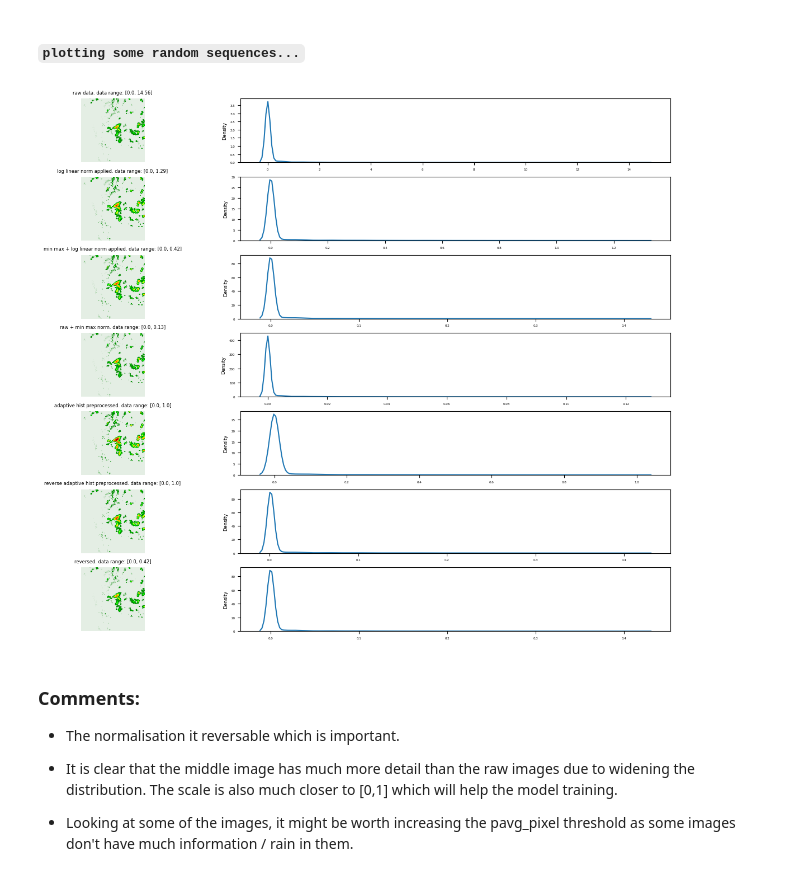
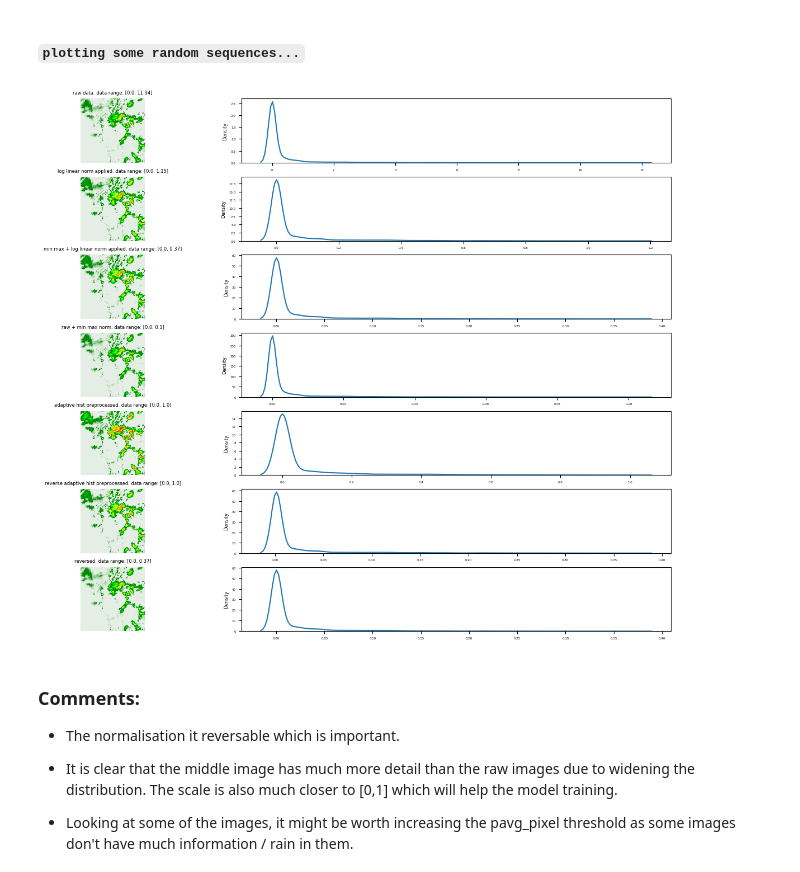
Before and after one commit to Dseal95/DYffcast, a Jupyter notebook: rainnow/notebooks/imerg_data/imerg_data_distributions_percentiles.ipynb, the cells around one changed output. Cells and saved outputs as stored; diff of their text form; code cells hidden in the pictures.

```diff
--- a/rainnow/notebooks/imerg_data/imerg_data_distributions_percentiles.ipynb
+++ b/rainnow/notebooks/imerg_data/imerg_data_distributions_percentiles.ipynb
@@ -265,7 +268,7 @@ plt.tight_layout()
 #### `plotting some random sequences...`
 # %%
 # lets plot some raw versus normed kde and normal plots
-num_seq = 200
+num_seq = 11
 seq_idx = 3
 
 # cmap = "viridis"
@@ -335,34 +338,34 @@ axs[4, 0].imshow(data_eq, cmap=cmap)
 axs[4, 0].set_title(
     f"adaptive hist preprocessed. data range: [{round(data_eq.min(),2)}, {round(data_eq.max(),2)}]"
 )
 sns.kdeplot(data_eq.flatten(), ax=axs[4, 1])
 axs[4, 0].axis("off")
 
 # [6] reversed adaptive hist (~ approximate)
 from skimage import exposure
 
 data_eq_reversed = exposure.match_histograms(data_eq, data_mm_lln)
 # data_eq_reversed = exposure.rescale_intensity(data_eq, out_range=(data_mm_lln.min(), data_mm_lln.max()))
 axs[5, 0].imshow(data_eq_reversed, cmap=cmap)
 axs[5, 0].set_title(
     f"reverse adaptive hist preprocessed. data range: [{round(data_eq.min(), 2)}, {round(data_eq.max(), 2)}]"
 )
 sns.kdeplot(data_eq_reversed.flatten(), ax=axs[5, 1])
 axs[5, 0].axis("off")
 
 # [7] fully reversed data. Reversing preprocess.apply_processing()
 reversed = preprocesser.reverse_processing(data_mm_lln)
 assert np.allclose(data[num_seq, s, :, :], reversed)
 axs[6, 0].imshow(reversed, cmap=cmap)
 axs[6, 0].set_title(
     f"reversed. data range: [{round(data_mm_lln.min(), 2)}, {round(data_mm_lln.max(), 2)}]",
 )
 sns.kdeplot(data_mm_lln.flatten(), ax=axs[6, 1])
 axs[6, 0].axis("off")
 
 plt.tight_layout()
 # %% [output]
-[figure, old version]
+[figure, new version]
 # %% [markdown]
 ### Comments:
 
```
Also changed, not shown: parts of 8 cells of this notebook, 4 other files.
